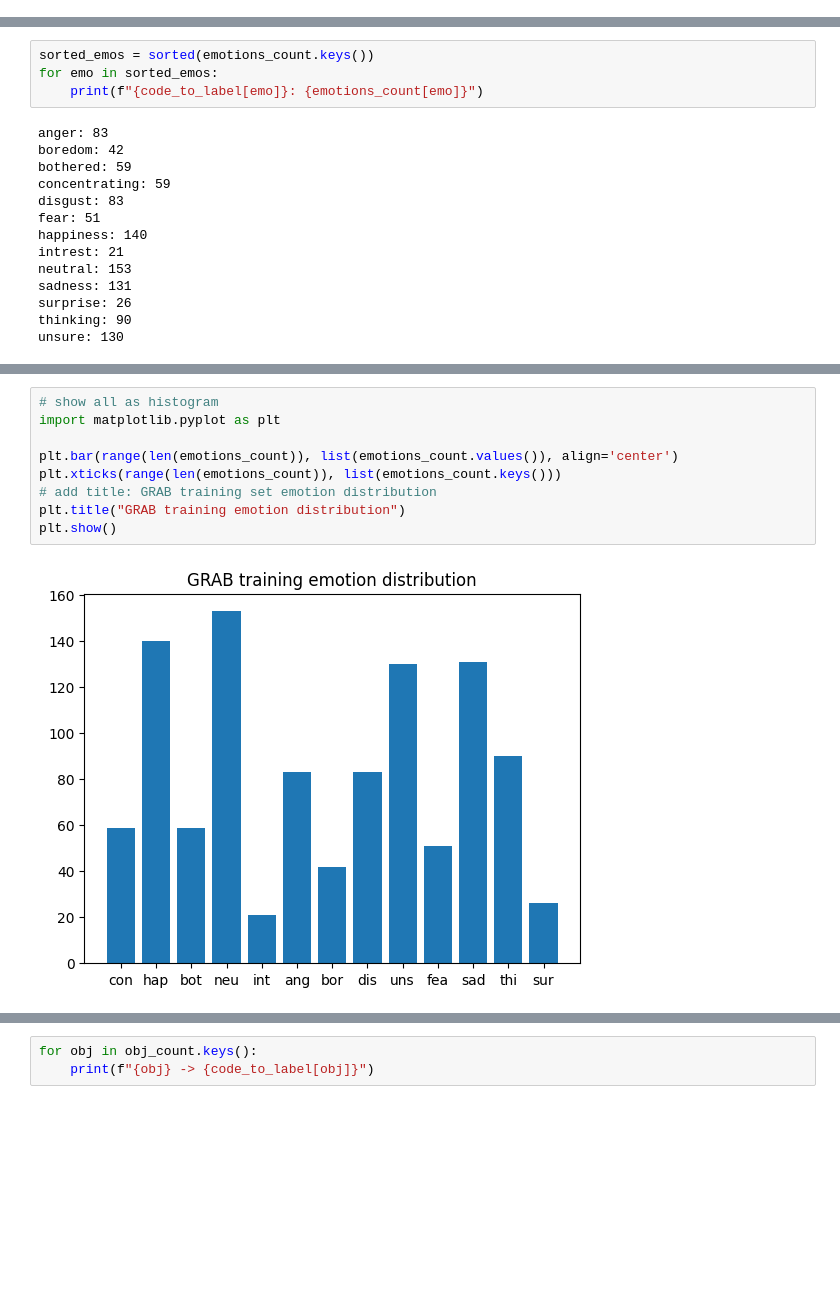
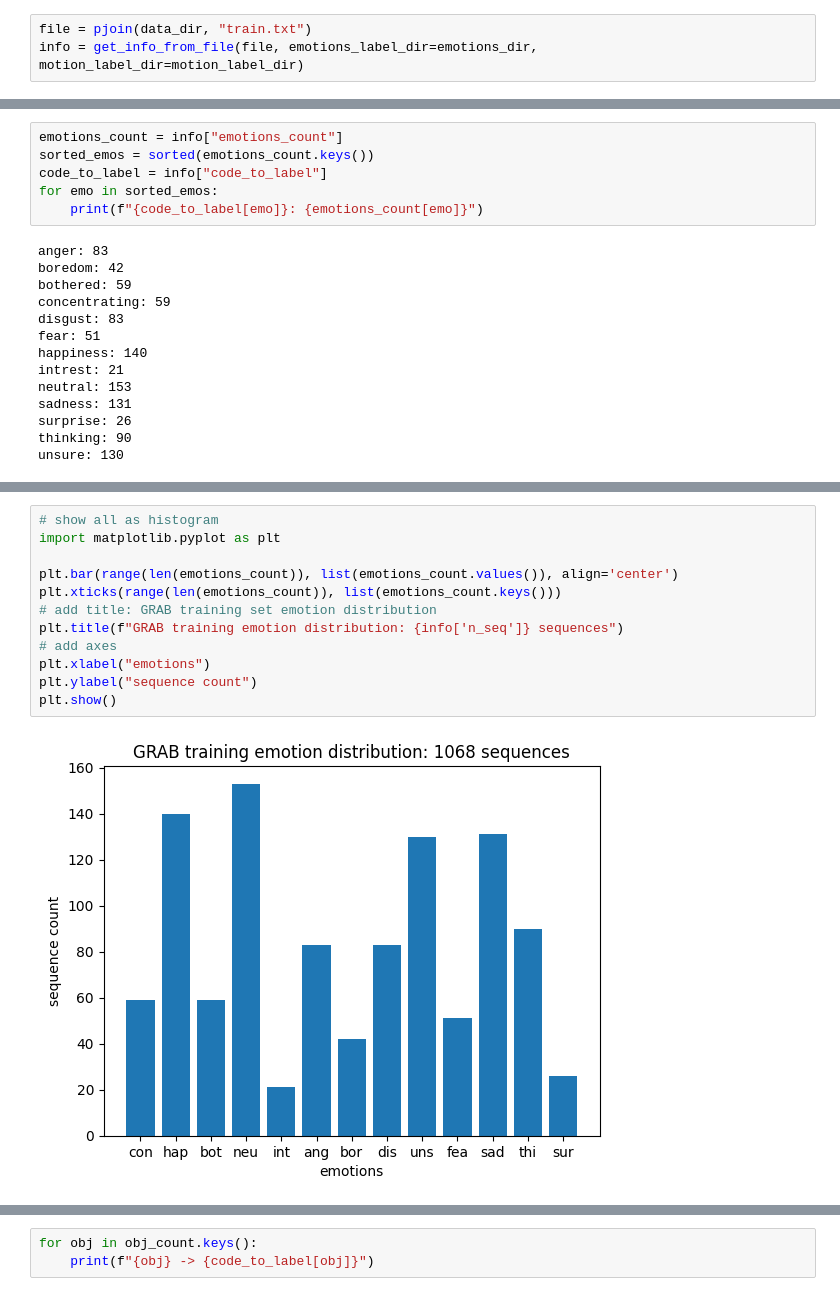
Before and after one commit to ellemcfarlane/MotionDiffuse, a Jupyter notebook: text2motion/datasets/train_explorer.ipynb, the cells around one changed output, grey strips where cells are left out. Drawn from its saved outputs; the diff is of its cells as text; blank space fills up the shorter version.

Commit message:
update plots

```diff
--- a/text2motion/datasets/train_explorer.ipynb
+++ b/text2motion/datasets/train_explorer.ipynb
@@ -53 +27,4 @@ for name in train_names:
+# %%
+file = pjoin(data_dir, "train.txt")
+info = get_info_from_file(file, emotions_label_dir=emotions_dir, motion_label_dir=motion_label_dir)
 # %%
@@ -78,5 +58,7 @@ wineglass toast: {'unsure', 'disgust', 'anger', 'happiness', 'thinking'}
 # %%
+emotions_count = info["emotions_count"]
 sorted_emos = sorted(emotions_count.keys())
+code_to_label = info["code_to_label"]
 for emo in sorted_emos:
     print(f"{code_to_label[emo]}: {emotions_count[emo]}")
 # %% [output]
@@ -139,14 +123,17 @@ wineglass: 36
 # %%
 # show all as histogram
 import matplotlib.pyplot as plt
 
 plt.bar(range(len(emotions_count)), list(emotions_count.values()), align='center')
 plt.xticks(range(len(emotions_count)), list(emotions_count.keys()))
 # add title: GRAB training set emotion distribution
-plt.title("GRAB training emotion distribution")
+plt.title(f"GRAB training emotion distribution: {info['n_seq']} sequences")
+# add axes
+plt.xlabel("emotions")
+plt.ylabel("sequence count")
 plt.show()
 # %% [output]
-[figure, old version]
+[figure, new version]
 # %%
 # grab training object distribution
 plt.bar(range(len(obj_count)), list(obj_count.values()), align='center')
```
Also changed, not shown: parts of 8 cells of this notebook, 4 other files.
